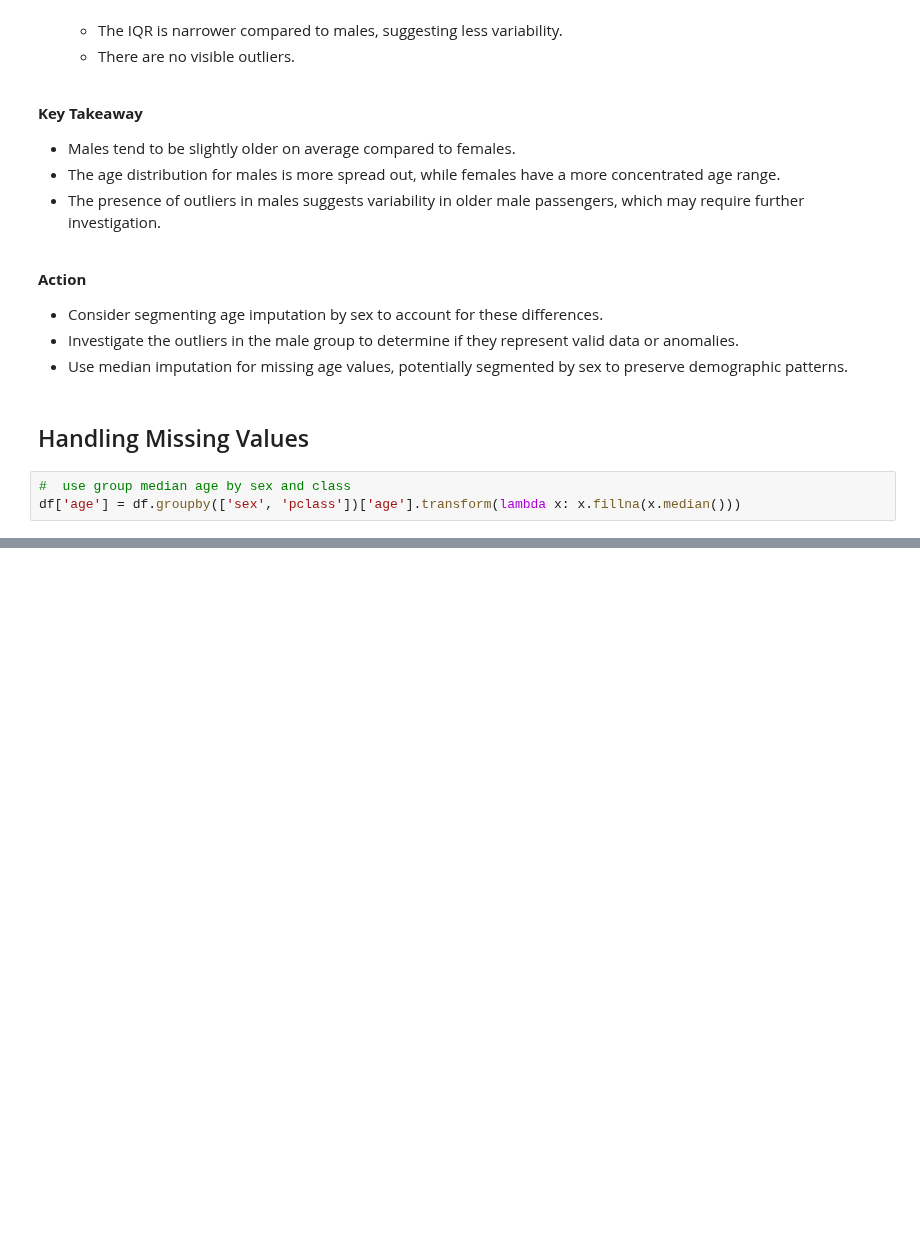
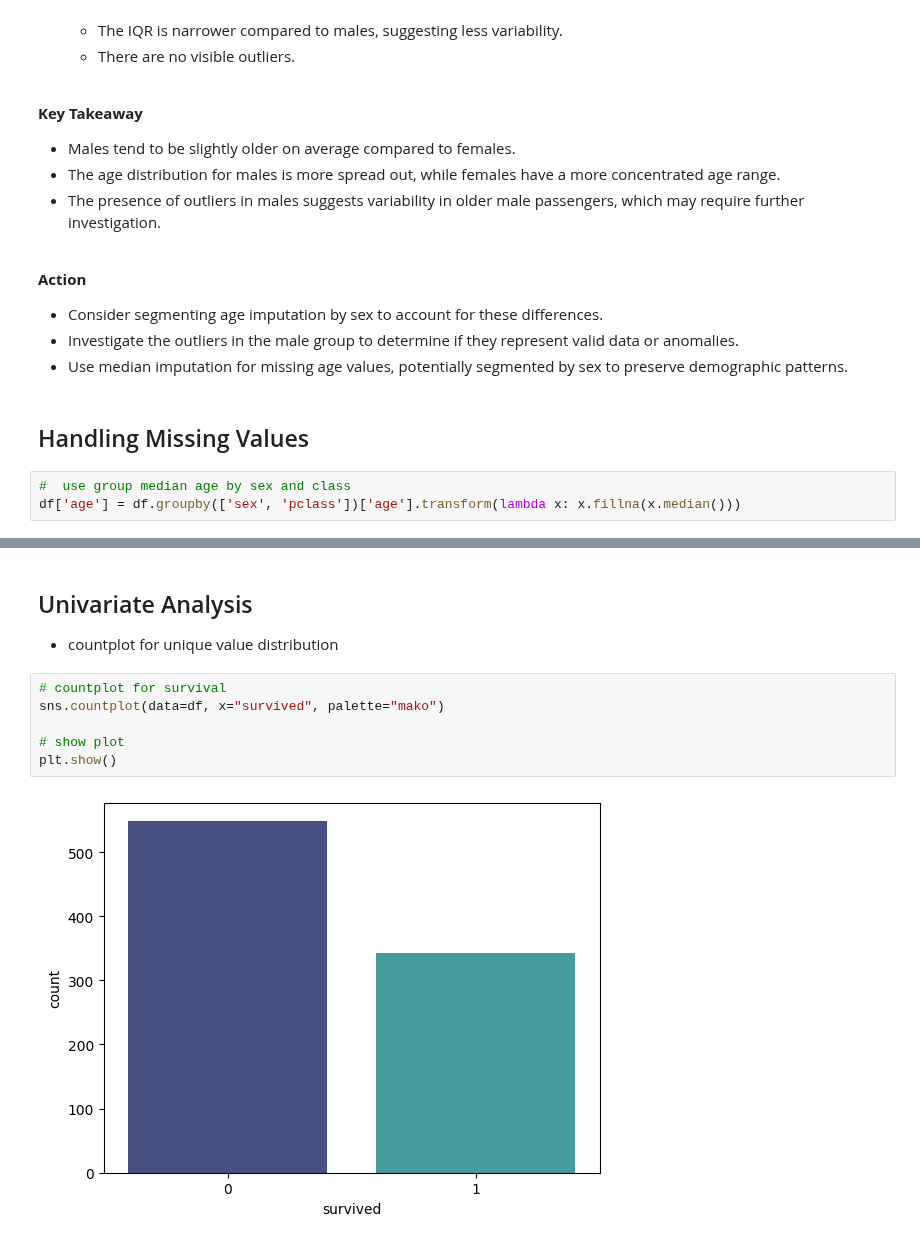
Before and after one commit to tshihab07/Titanic-Life-Prediction, a Jupyter notebook: preprocessing.ipynb, the cells around one changed output, grey strips where cells are left out. Saved outputs shown, nothing was run; the diff lists cells and outputs as text; blank space fills up the shorter version.

Commit message:
Add univariate analysis for 'survived' using countplot

```diff
--- a/preprocessing.ipynb
+++ b/preprocessing.ipynb
@@ -332,0 +348,11 @@ df['age'] = df.groupby(['sex', 'pclass'])['age'].transform(lambda x: x.fillna(x.
+# %% [markdown]
+## Univariate Analysis
+- countplot for unique value distribution
+# %%
+# countplot for survival
+sns.countplot(data=df, x="survived", palette="mako")
+
+# show plot
+plt.show()
+# %% [output]
+[figure, added]
```
Also changed, not shown: parts of 2 cells of this notebook.
